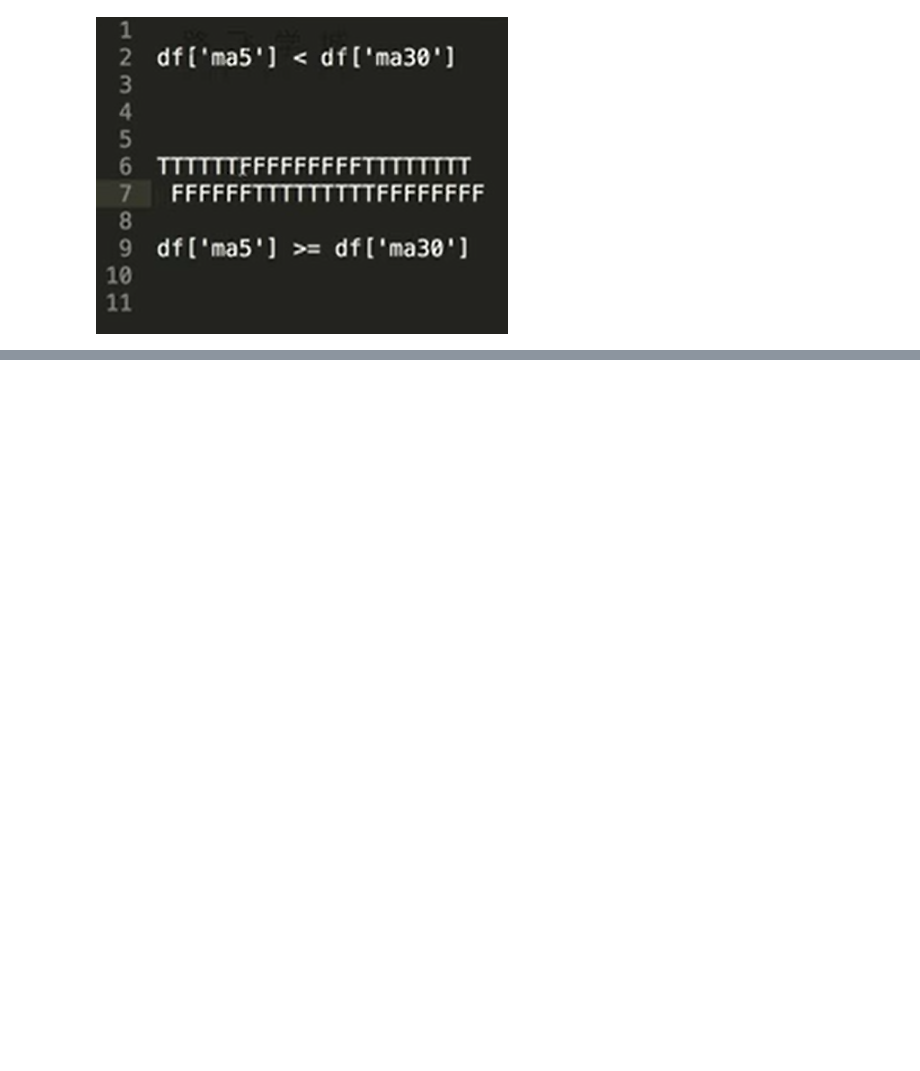
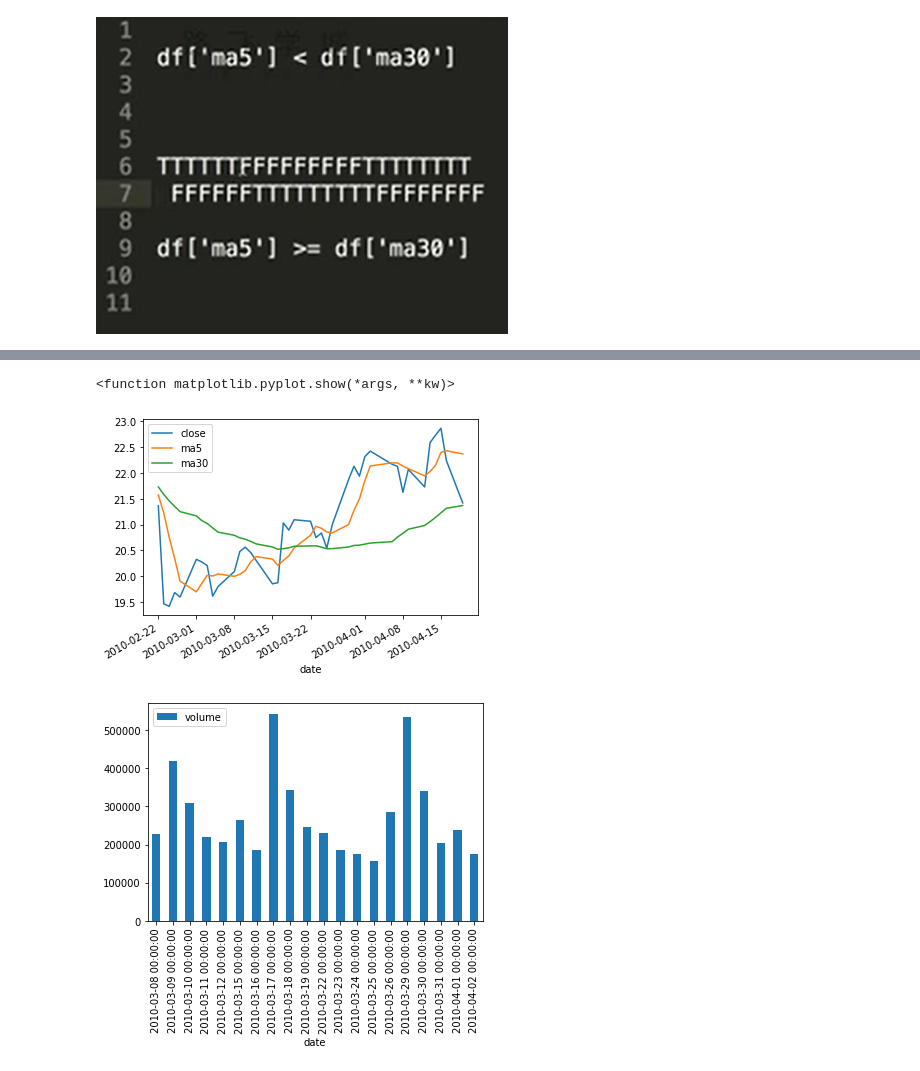
Before and after one commit to andyzhu0615/Python_for_Data_Analysis, a Jupyter notebook: 43 双均线分析作业.ipynb, the cells around one changed output, grey strips where cells are left out. Saved outputs shown, nothing was run; the diff lists cells and outputs as text; code cells hidden in the pictures; blank space fills up the shorter version.

```diff
--- a/43 双均线分析作业.ipynb
+++ b/43 双均线分析作业.ipynb
@@ -72,6 +73,7 @@ plt.show
 [figure]
 # %%
 df = df.dropna() # 去掉nan数据
+df = df['2010-01-01':]
 # %%
 # golden_cross = []
 # death_cross = []
@@ -121,0 +211,9 @@ Image(filename="golden_cross1.png")
+# %%
+ind = df.index.get_loc('2010-03-22')
+df[['close','ma5','ma30']][ind-20:ind+20].plot()
+df[['volume']][ind-10:ind+10].plot(kind='bar')
+plt.show
+# %% [output]
+<function matplotlib.pyplot.show(*args, **kw)>
+[figure, added]
+[figure, added]
```
Also changed, not shown: parts of 11 cells of this notebook.
